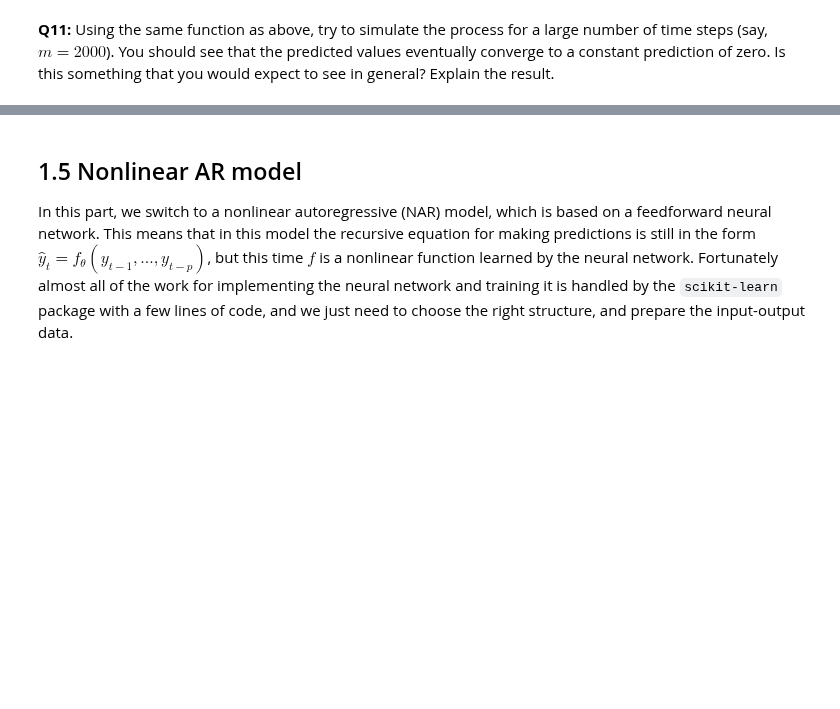
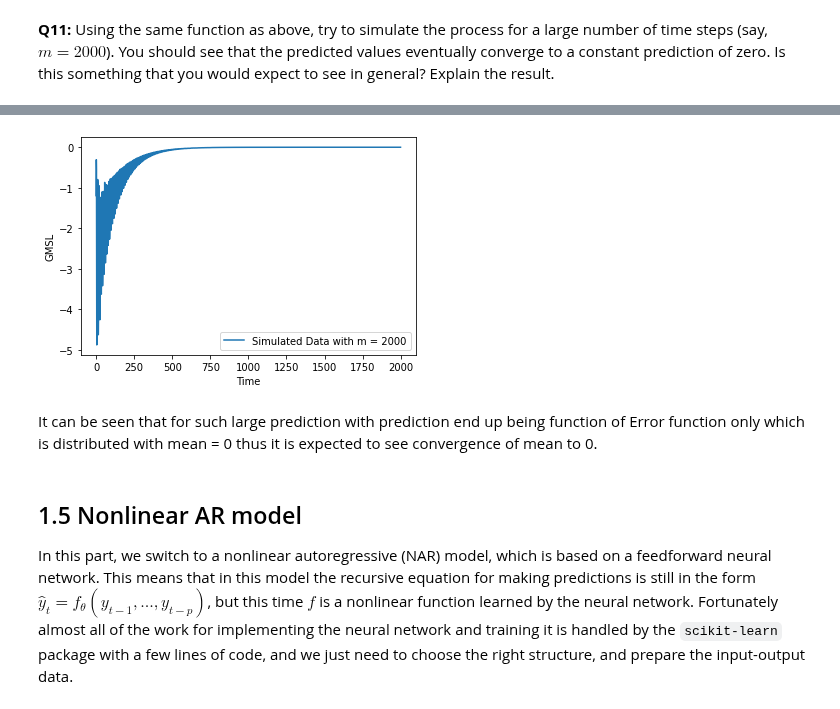
Before and after one commit to amannayak/Time-Series-and-Sequence-Analysis, a Jupyter notebook: Task1/tssl_lab1.ipynb, the cells around one changed output, grey strips where cells are left out. Saved outputs shown, nothing was run; the diff lists cells and outputs as text; code cells hidden in the pictures; blank space fills up the shorter version.

```diff
--- a/Task1/tssl_lab1.ipynb
+++ b/Task1/tssl_lab1.ipynb
@@ -350,3 +369,15 @@ def simulate_ar(y, theta, m):
+# %%
+ySimLargeM = simulate_ar( y = trainDataY , theta = theta_Gen , m = 2000)
+
+plt.plot(range(2000) , ySimLargeM , label = "Simulated Data with m = 2000")
+plt.xlabel("Time")
+plt.ylabel("GMSL")
+plt.legend()
+plt.show()
+# %% [output]
+[figure, added]
+# %% [markdown]
+It can be seen that for such large prediction with prediction end up being function of Error function only which is distributed with mean = 0 thus it is expected to see convergence of mean to 0.
 # %% [markdown]
 ## 1.5 Nonlinear AR model
  In this part, we switch to a nonlinear autoregressive (NAR) model, which is based on a feedforward neural network. This means that in this model the recursive equation for making predictions is still in the form $\hat y_t=f_\theta(y_{t-1},...,y_{t-p})$, but this time $f$ is a nonlinear function learned by the neural network. Fortunately almost all of the work for implementing the neural network and training it is handled by the `scikit-learn` package with a few lines of code, and we just need to choose the right structure, and prepare the input-output data.
```
Also changed, not shown: parts of 3 cells of this notebook.
